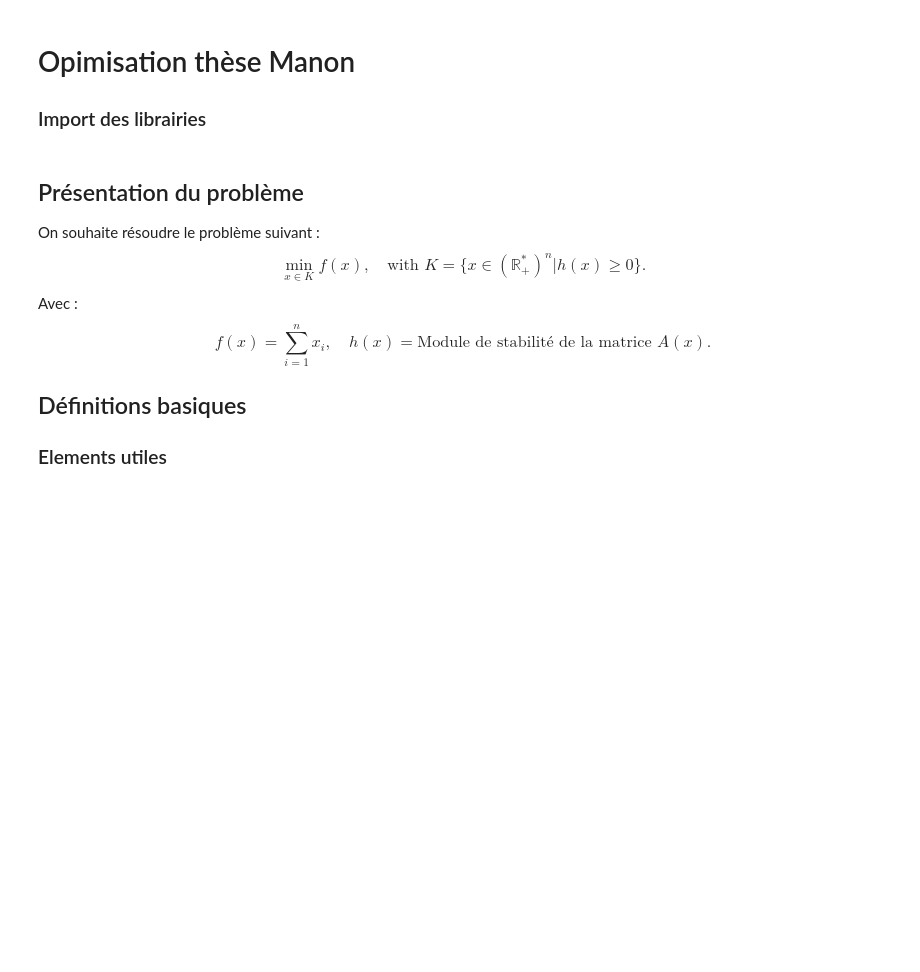
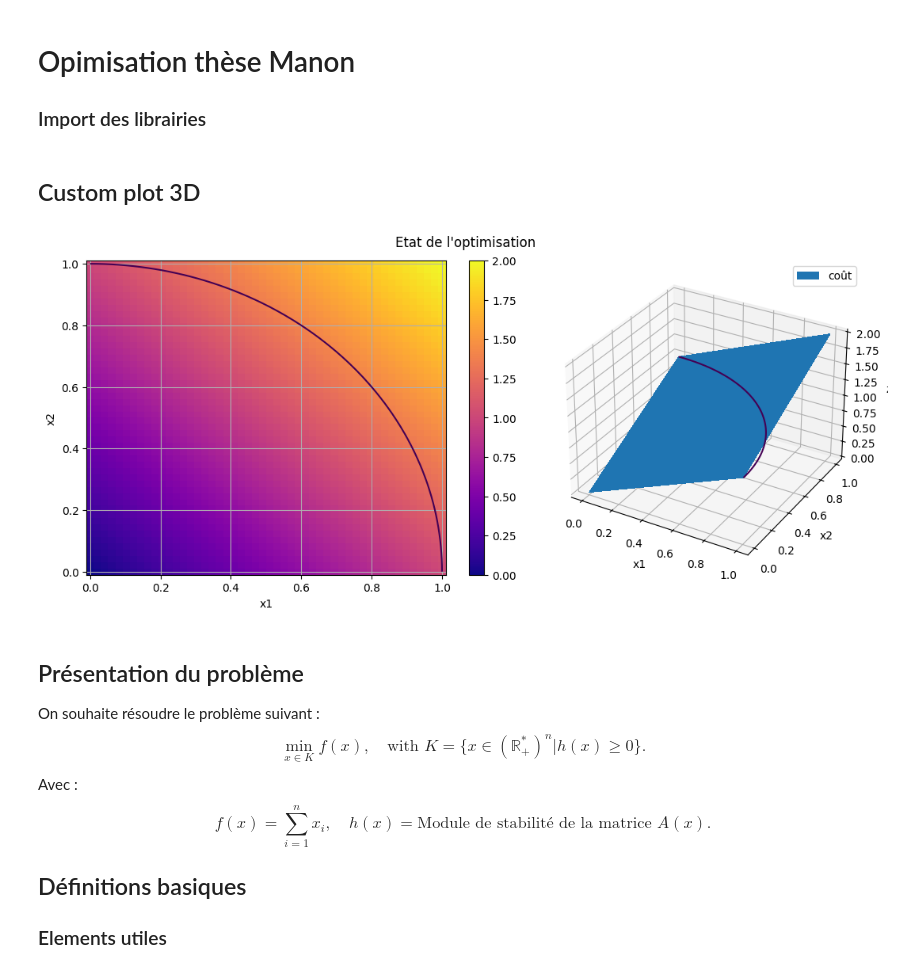
Before and after one commit to lattes314/Jupyter, a Jupyter notebook: optimManon.ipynb, the cells around one changed output. Cells and saved outputs as stored; diff of their text form; code cells hidden in the pictures; blank space fills up the shorter version.

Commit message:
Update with almost all graphic.

```diff
--- a/optimManon.ipynb
+++ b/optimManon.ipynb
@@ -11,3 +13,5 @@ import typing as ty
 #Custom type hints
 Vector = npt.NDArray[np.float64]
 Matrix = npt.NDArray[np.float64]
+# %% [markdown]
+## Custom plot 3D
@@ -14,3 +65,13 @@ Matrix = npt.NDArray[np.float64]
+# %%
+f = lambda x: x[0]+x[1]
+h = lambda x: x[0]**2+x[1]**2-1
+
+Xdomain = np.linspace(0,1)
+X,Y = np.meshgrid(Xdomain,Xdomain)
+
+comparaison3DPlot(f,[X,Y],h)
+# %% [output]
+[figure, added]
 # %% [markdown]
 ## Présentation du problème
 
```
Also changed, not shown: parts of 2 cells of this notebook.
